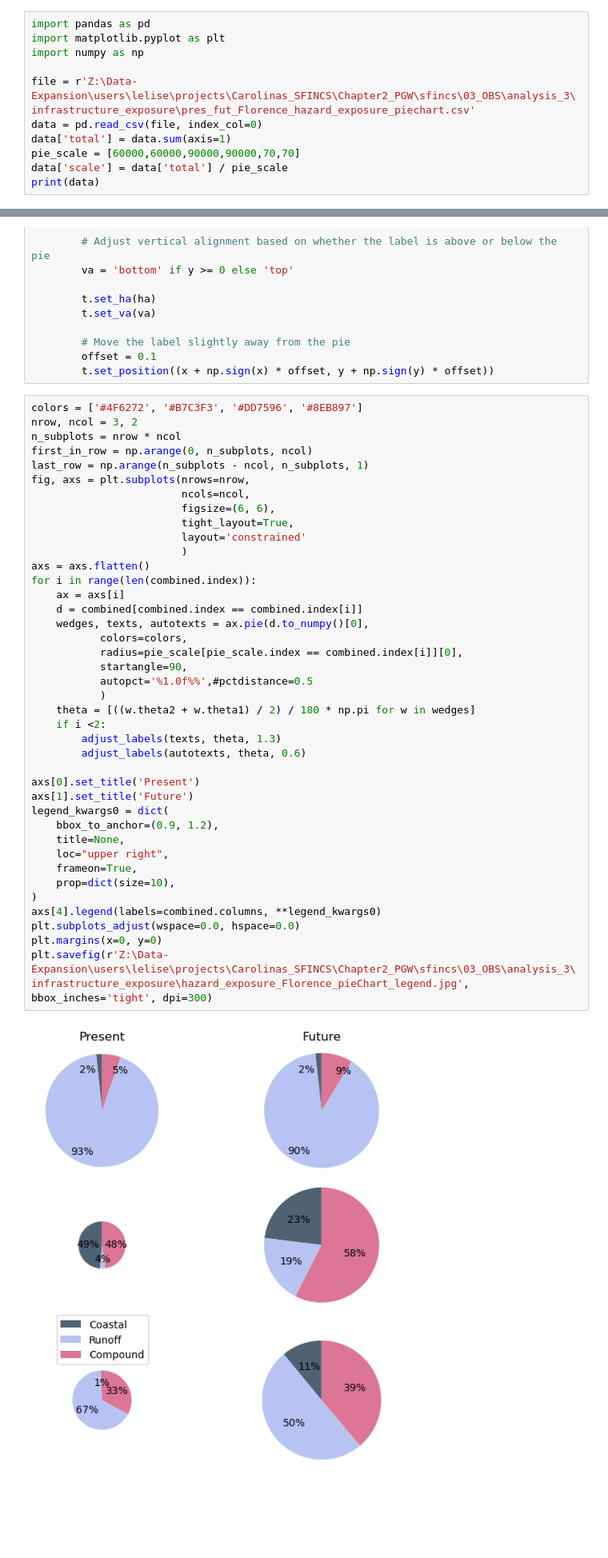
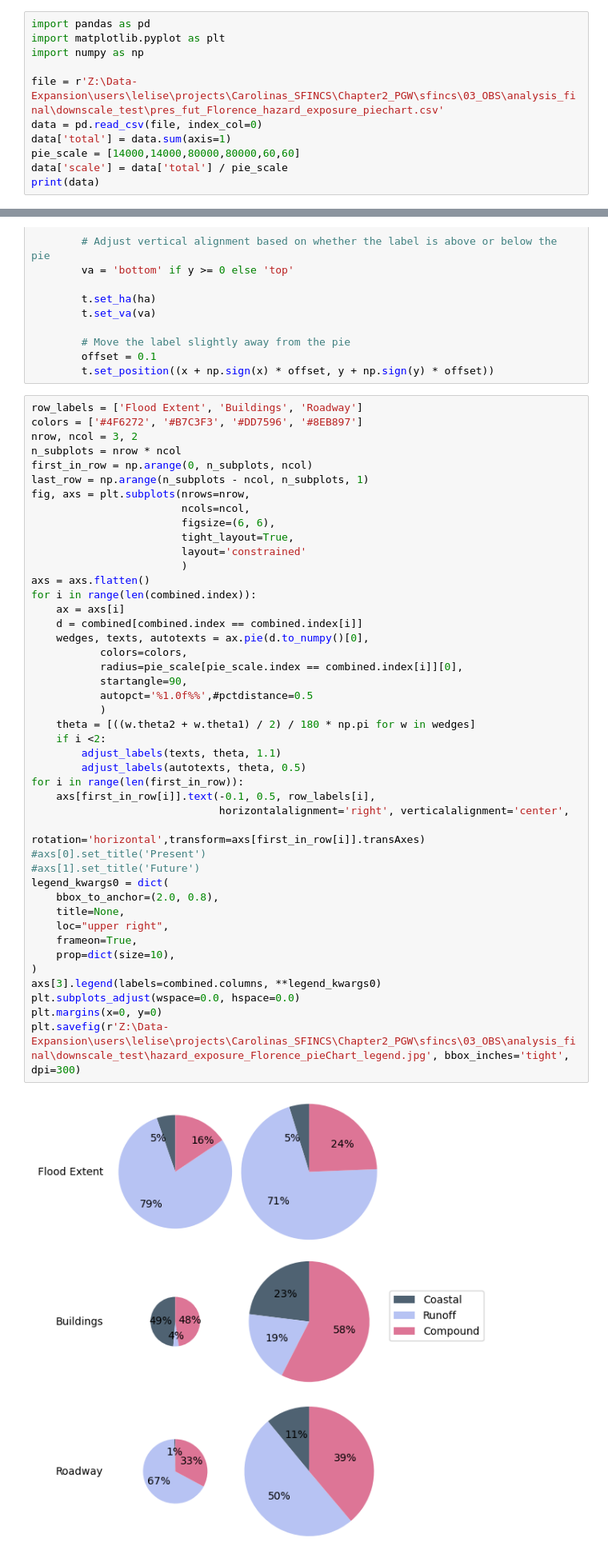
Before and after one commit to lgrimley/flood_model_carolinas, a Jupyter notebook: pgw_tc_cmpdfld/infrastructure_analysis/Florence_FloodHazard_Exposure_pieChart.ipynb, the cells around one changed output, grey strips where cells are left out. Shown at 80% size. Drawn from its saved outputs; the diff is of its cells as text; blank space fills up the shorter version.

Commit message:
new repo for exposure analysis

```diff
--- a/pgw_tc_cmpdfld/infrastructure_analysis/Florence_FloodHazard_Exposure_pieChart.ipynb
+++ b/pgw_tc_cmpdfld/infrastructure_analysis/Florence_FloodHazard_Exposure_pieChart.ipynb
@@ -3,10 +3,10 @@ import pandas as pd
 import matplotlib.pyplot as plt
 import numpy as np
 
-file = r'Z:\Data-Expansion\users\lelise\projects\Carolinas_SFINCS\Chapter2_PGW\sfincs\03_OBS\analysis_3\infrastructure_exposure\pres_fut_Florence_hazard_exposure_piechart.csv'
+file = r'Z:\Data-Expansion\users\lelise\projects\Carolinas_SFINCS\Chapter2_PGW\sfincs\03_OBS\analysis_final\downscale_test\pres_fut_Florence_hazard_exposure_piechart.csv'
 data = pd.read_csv(file, index_col=0)
 data['total'] = data.sum(axis=1)
-pie_scale = [60000,60000,90000,90000,70,70]
+pie_scale = [14000,14000,80000,80000,60,60]
 data['scale'] = data['total'] / pie_scale
 print(data)
 # %% [output]
@@ -50,44 +50,48 @@ def adjust_labels(texts, theta, r):
         offset = 0.1
         t.set_position((x + np.sign(x) * offset, y + np.sign(y) * offset))
 # %%
+row_labels = ['Flood Extent', 'Buildings', 'Roadway']
 colors = ['#4F6272', '#B7C3F3', '#DD7596', '#8EB897']
 nrow, ncol = 3, 2
 n_subplots = nrow * ncol
 first_in_row = np.arange(0, n_subplots, ncol)
 last_row = np.arange(n_subplots - ncol, n_subplots, 1)
 fig, axs = plt.subplots(nrows=nrow,
                         ncols=ncol,
                         figsize=(6, 6),
                         tight_layout=True,
                         layout='constrained'
                         )
 axs = axs.flatten()
 for i in range(len(combined.index)):
     ax = axs[i]
     d = combined[combined.index == combined.index[i]]
     wedges, texts, autotexts = ax.pie(d.to_numpy()[0],
            colors=colors,
            radius=pie_scale[pie_scale.index == combined.index[i]][0],
            startangle=90,
            autopct='%1.0f%%',#pctdistance=0.5
            )
     theta = [((w.theta2 + w.theta1) / 2) / 180 * np.pi for w in wedges]
     if i <2:
-        adjust_labels(texts, theta, 1.3)
-        adjust_labels(autotexts, theta, 0.6)
-
-axs[0].set_title('Present')
-axs[1].set_title('Future')
+        adjust_labels(texts, theta, 1.1)
+        adjust_labels(autotexts, theta, 0.5)
+for i in range(len(first_in_row)):
+    axs[first_in_row[i]].text(-0.1, 0.5, row_labels[i],
+                              horizontalalignment='right', verticalalignment='center',
+                              rotation='horizontal',transform=axs[first_in_row[i]].transAxes)
+#axs[0].set_title('Present')
+#axs[1].set_title('Future')
 legend_kwargs0 = dict(
-    bbox_to_anchor=(0.9, 1.2),
+    bbox_to_anchor=(2.0, 0.8),
     title=None,
     loc="upper right",
     frameon=True,
     prop=dict(size=10),
 )
-axs[4].legend(labels=combined.columns, **legend_kwargs0)
+axs[3].legend(labels=combined.columns, **legend_kwargs0)
 plt.subplots_adjust(wspace=0.0, hspace=0.0)
 plt.margins(x=0, y=0)
-plt.savefig(r'Z:\Data-Expansion\users\lelise\projects\Carolinas_SFINCS\Chapter2_PGW\sfincs\03_OBS\analysis_3\infrastructure_exposure\hazard_exposure_Florence_pieChart_legend.jpg', bbox_inches='tight', dpi=300)
+plt.savefig(r'Z:\Data-Expansion\users\lelise\projects\Carolinas_SFINCS\Chapter2_PGW\sfincs\03_OBS\analysis_final\downscale_test\hazard_exposure_Florence_pieChart_legend.jpg', bbox_inches='tight', dpi=300)
 # %% [output]
-[figure, old version]
+[figure, new version]
```
Also changed, not shown: parts of 1 cell of this notebook, 2 other files.
